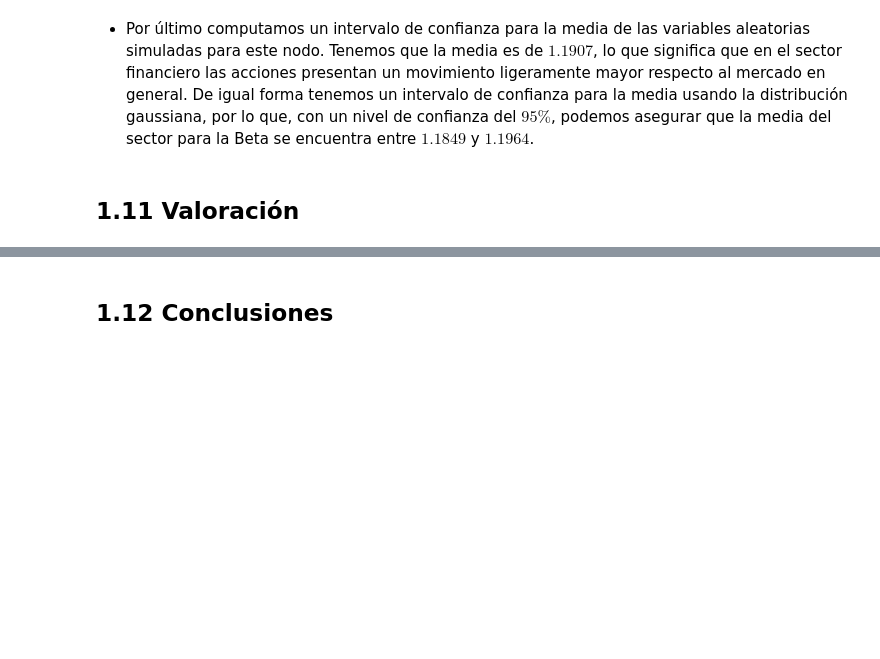
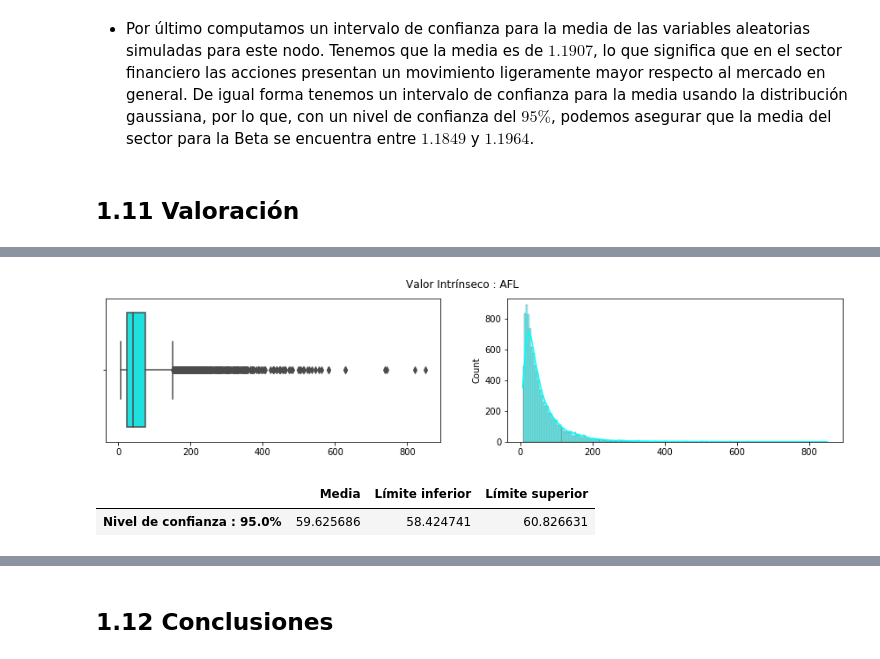
Before and after one commit to EMarquez7/Proyecto_DALopez_EMarquez, a Jupyter notebook: ProyectoModulo1_LazarenoD_DelgadoE.ipynb, the cells around one changed output, grey strips where cells are left out. Saved outputs shown, nothing was run; the diff lists cells and outputs as text; code cells hidden in the pictures; blank space fills up the shorter version.

```diff
--- a/ProyectoModulo1_LazarenoD_DelgadoE.ipynb
+++ b/ProyectoModulo1_LazarenoD_DelgadoE.ipynb
@@ -1026,0 +1064,15 @@ confidenceInterval(nodo4_b, 0.95)
+# %%
+ticker = "AFL"
+beta_d = beta(ticker)
+incomeStatement, cashFlowStatement = financialStatementsDownload(ticker)
+aflIV = [intrinsicValue(0.01, 0.01, beta_d, i, j, k, l, incomeStatement, cashFlowStatement) for
+          i, j, k, l in zip(nodo1, nodo2_b, nodo3_b, nodo4_b)]
+
+boxAndHistPlot(aflIV, (15, 3), "cyan", "Valor Intrínseco : " + ticker)
+# %% [output]
+[figure, added]
+# %%
+confidenceInterval(aflIV, 0.95)
+# %% [output]
+|  | Media | Límite inferior | Límite superior |
+| Nivel de confianza : 95.0% | 59.625686 | 58.424741 | 60.826631 |
```
Also changed, not shown: parts of 11 cells of this notebook.
